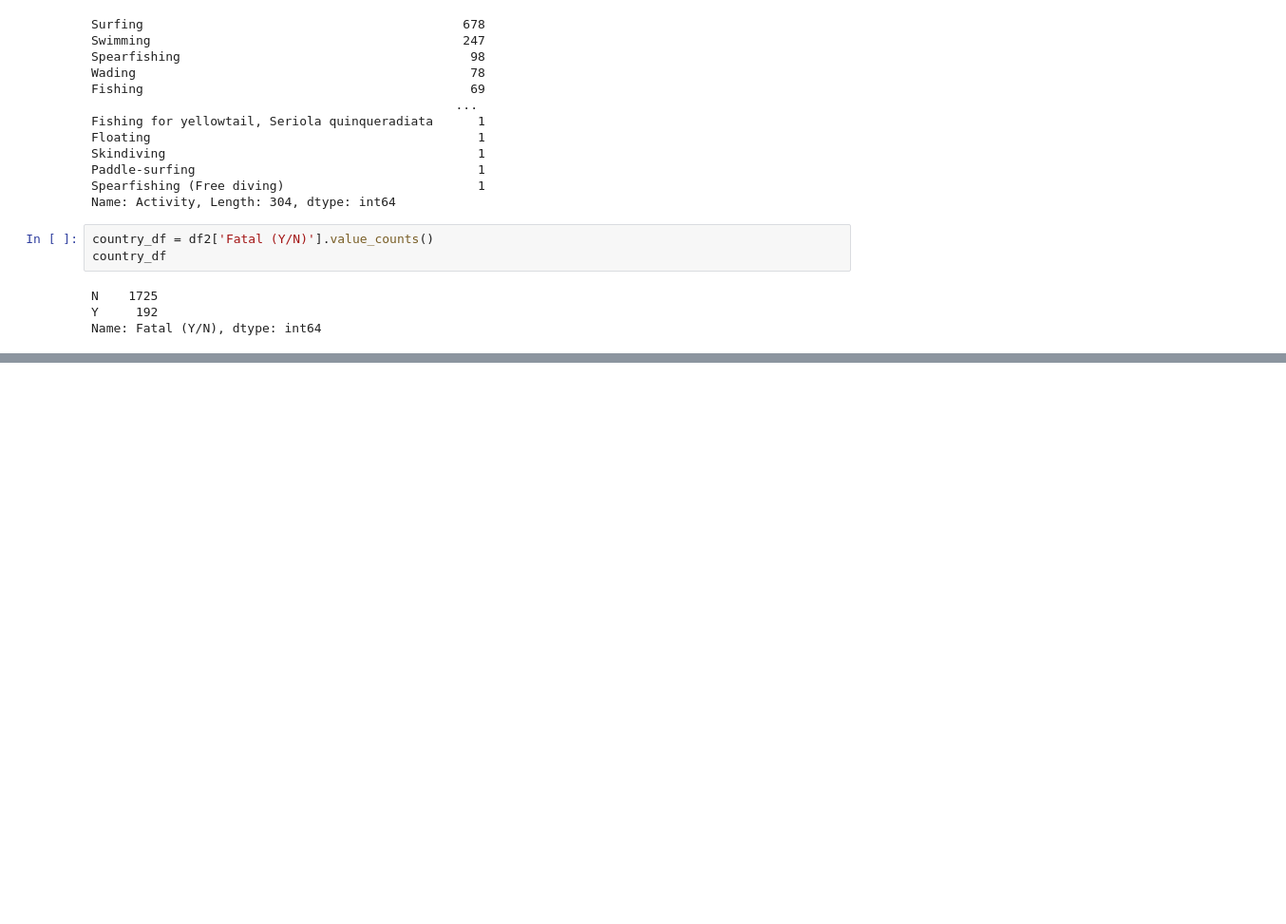
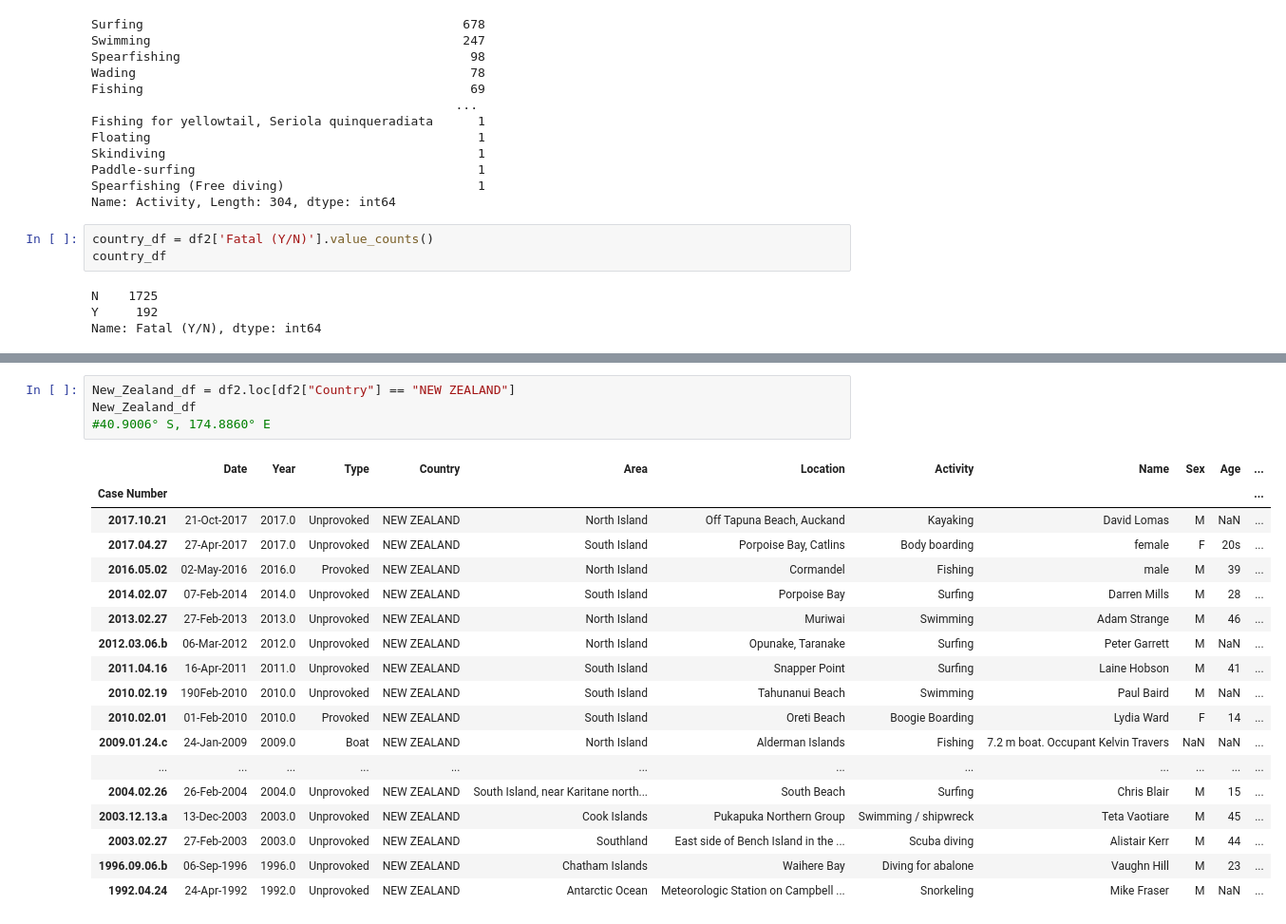
Before and after one commit to ElizaDeBarros/Project-2-Repo, a Jupyter notebook: data/sam.ipynb, the cells around one changed output, grey strips where cells are left out. Shown at 95% size. Drawn from its saved outputs; the diff is of its cells as text; blank space fills up the shorter version.

```diff
--- a/data/sam.ipynb
+++ b/data/sam.ipynb
@@ -291,0 +358,23 @@ country_df
+# %%
+New_Zealand_df = df2.loc[df2["Country"] == "NEW ZEALAND"]
+New_Zealand_df
+#40.9006° S, 174.8860° E
+# %% [output]
+|  | Date | Year | Type | Country | Area | Location | Activity | Name | Sex | Age | ... |
+| Case Number |  |  |  |  |  |  |  |  |  |  | ... |
+| 2017.10.21 | 21-Oct-2017 | 2017.0 | Unprovoked | NEW ZEALAND | North Island | Off Tapuna Beach, Auckand | Kayaking | David Lomas | M | NaN | ... |
+| 2017.04.27 | 27-Apr-2017 | 2017.0 | Unprovoked | NEW ZEALAND | South Island | Porpoise Bay, Catlins | Body boarding | female | F | 20s | ... |
+| 2016.05.02 | 02-May-2016 | 2016.0 | Provoked | NEW ZEALAND | North Island | Cormandel | Fishing | male | M | 39 | ... |
+| 2014.02.07 | 07-Feb-2014 | 2014.0 | Unprovoked | NEW ZEALAND | South Island | Porpoise Bay | Surfing | Darren Mills | M | 28 | ... |
+| 2013.02.27 | 27-Feb-2013 | 2013.0 | Unprovoked | NEW ZEALAND | North Island | Muriwai | Swimming | Adam Strange | M | 46 | ... |
+| 2012.03.06.b | 06-Mar-2012 | 2012.0 | Unprovoked | NEW ZEALAND | North Island | Opunake, Taranake | Surfing | Peter Garrett | M | NaN | ... |
+| 2011.04.16 | 16-Apr-2011 | 2011.0 | Unprovoked | NEW ZEALAND | South Island | Snapper Point | Surfing | Laine Hobson | M | 41 | ... |
+| 2010.02.19 | 190Feb-2010 | 2010.0 | Unprovoked | NEW ZEALAND | South Island | Tahunanui Beach | Swimming | Paul Baird | M | NaN | ... |
+| 2010.02.01 | 01-Feb-2010 | 2010.0 | Provoked | NEW ZEALAND | South Island | Oreti Beach | Boogie Boarding | Lydia Ward | F | 14 | ... |
+| 2009.01.24.c | 24-Jan-2009 | 2009.0 | Boat | NEW ZEALAND | North Island | Alderman Islands | Fishing | 7.2 m boat. Occupant Kelvin Travers | NaN | NaN | ... |
+| ... | ... | ... | ... | ... | ... | ... | ... | ... | ... | ... | ... |
+| 2004.02.26 | 26-Feb-2004 | 2004.0 | Unprovoked | NEW ZEALAND | South Island, near Karitane north... | South Beach | Surfing | Chris Blair | M | 15 | ... |
+| 2003.12.13.a | 13-Dec-2003 | 2003.0 | Unprovoked | NEW ZEALAND | Cook Islands | Pukapuka Northern Group | Swimming / shipwreck | Teta Vaotiare | M | 45 | ... |
+| 2003.02.27 | 27-Feb-2003 | 2003.0 | Unprovoked | NEW ZEALAND | Southland | East side of Bench Island in the ... | Scuba diving | Alistair Kerr | M | 44 | ... |
+| 1996.09.06.b | 06-Sep-1996 | 1996.0 | Unprovoked | NEW ZEALAND | Chatham Islands | Waihere Bay | Diving for abalone | Vaughn Hill | M | 23 | ... |
+| 1992.04.24 | 24-Apr-1992 | 1992.0 | Unprovoked | NEW ZEALAND | Antarctic Ocean | Meteorologic Station on Campbell ... | Snorkeling | Mike Fraser | M | NaN | ... |
```
Also changed, not shown: parts of 71 cells of this notebook.
